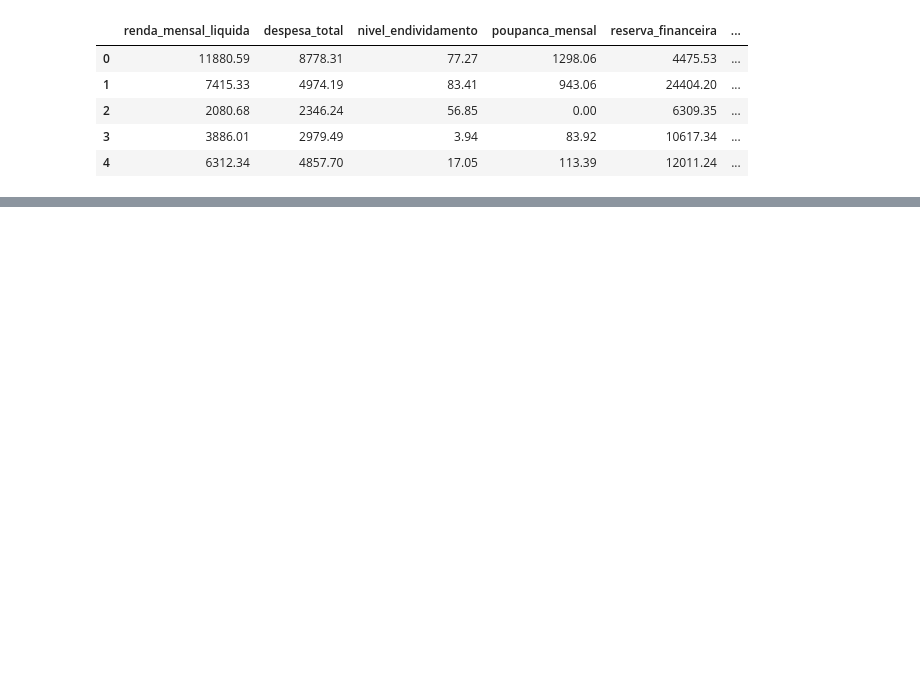
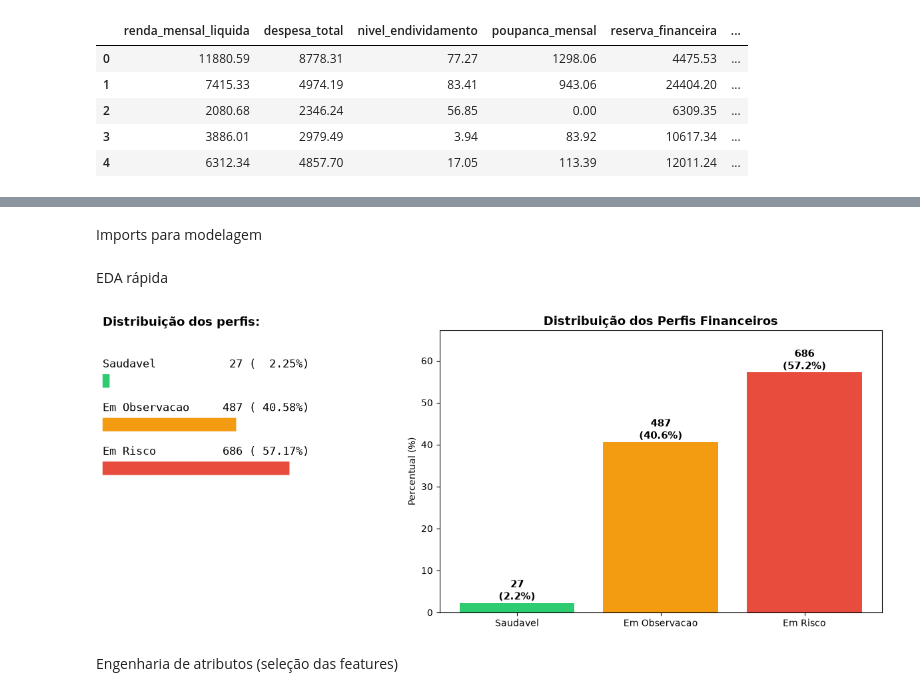
Before and after one commit to No-Country-simulation/smart-finance-ai-g9-team-11, a Jupyter notebook: ml/notebooks/02_eda_transactions_luciano.ipynb, the cells around one changed output, grey strips where cells are left out. Cells and saved outputs as stored; diff of their text form; code cells hidden in the pictures; blank space fills up the shorter version.

```diff
--- a/ml/notebooks/02_eda_transactions_luciano.ipynb
+++ b/ml/notebooks/02_eda_transactions_luciano.ipynb
@@ -82,0 +80,2 @@ df_perfil.head()
+# %% [markdown]
+Imports para modelagem
@@ -82,0 +92,62 @@ df_perfil.head()
+# %% [markdown]
+EDA rápida
+# %%
+import matplotlib.pyplot as plt
+
+ordem = ["saudavel", "em_observacao", "em_risco"]
+cores = {"saudavel": "#2ecc71", "em_observacao": "#f39c12", "em_risco": "#e74c3c"}
+
+quantidade = df_perfil["perfil"].value_counts().reindex(ordem)
+
+distribuicao = (
+    df_perfil["perfil"]
+    .value_counts(normalize=True)
+    .reindex(ordem)
+    .mul(100)
+    .round(2)
+)
+
+fig, (ax_texto, ax_grafico) = plt.subplots(1, 2, figsize=(12, 5), gridspec_kw={"width_ratios": [1, 1.5]})
+
+ax_texto.axis("off")
+ax_texto.text(0, 1.05, "Distribuição dos perfis:", fontsize=13, fontweight="bold", va="top", ha="left")
+
+y_pos = 0.9
+for perfil in ordem:
+    pct = distribuicao[perfil]
+    qtd = quantidade[perfil]
+    barra = "█" * int(pct / 2)
+    nome = perfil.replace("_", " ").title()
+
+    ax_texto.text(0, y_pos, f"{nome:<15} {qtd:>5} ({pct:>6.2f}%)",
+                  fontsize=12, family="monospace", va="top", ha="left", color="black")
+    y_pos -= 0.055
+
+    ax_texto.text(0, y_pos, barra, fontsize=12, family="monospace",
+                  va="top", ha="left", color=cores[perfil])
+    y_pos -= 0.10
+
+barras = ax_grafico.bar(
+    [p.replace("_", " ").title() for p in ordem],
+    distribuicao.values,
+    color=[cores[p] for p in ordem]
+)
+
+for bar, perfil, pct in zip(barras, ordem, distribuicao.values):
+    qtd = quantidade[perfil]
+    ax_grafico.annotate(
+        f"{qtd}\n({pct:.1f}%)",
+        (bar.get_x() + bar.get_width() / 2, bar.get_height()),
+        ha="center", va="bottom", fontsize=11, fontweight="bold"
+    )
+
+ax_grafico.set_title("Distribuição dos Perfis Financeiros", fontsize=13, fontweight="bold")
+ax_grafico.set_ylabel("Percentual (%)")
+ax_grafico.set_ylim(0, max(distribuicao.values) + 10)
+
+plt.tight_layout()
+plt.show()
+# %% [output]
+[figure, added]
+# %% [markdown]
+Engenharia de atributos (seleção das features)
```
Also changed, not shown: parts of 18 cells of this notebook, 1 other file.
